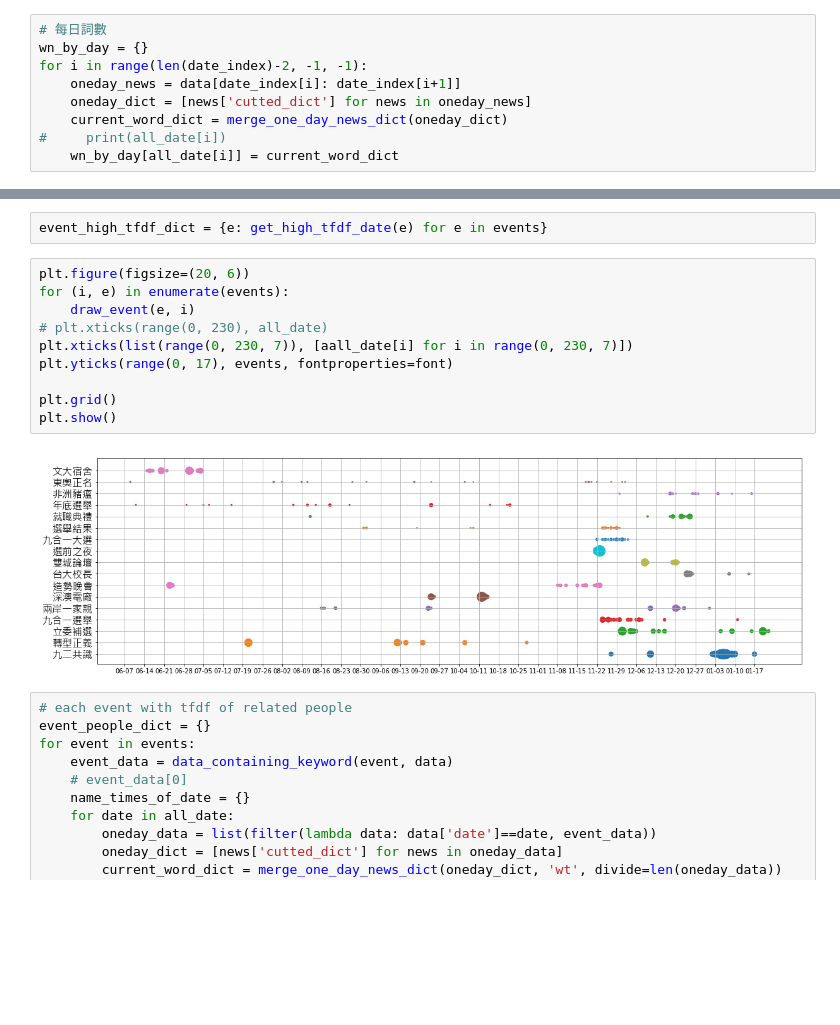
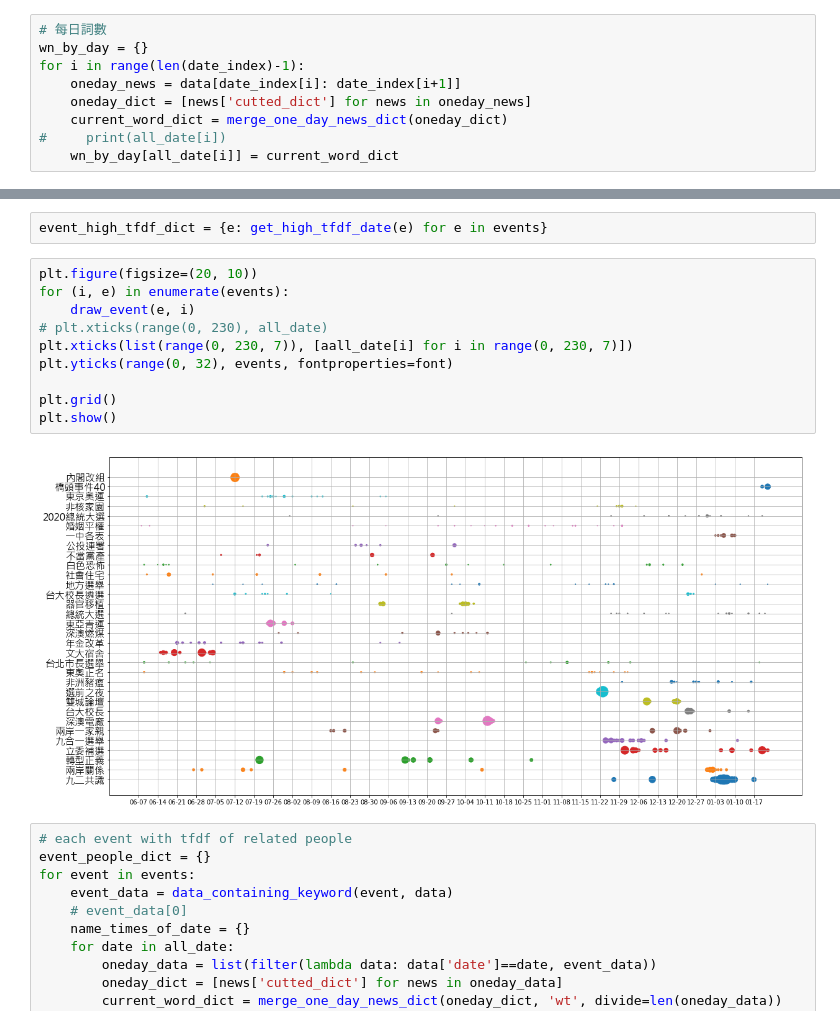
Before and after one commit to MiccWan/political-news-analysis, a Jupyter notebook: CM_test.ipynb, the cells around one changed output, grey strips where cells are left out. Cells and saved outputs as stored; diff of their text form; blank space fills up the shorter version.

```diff
--- a/CM_test.ipynb
+++ b/CM_test.ipynb
@@ -285,7 +286,7 @@ number_of_terms = [sum([sum(data[ni]['cutted_dict'].values()) for ni in range(da
 # %%
 # 每日詞數
 wn_by_day = {}
-for i in range(len(date_index)-2, -1, -1):
+for i in range(len(date_index)-1):
     oneday_news = data[date_index[i]: date_index[i+1]]
     oneday_dict = [news['cutted_dict'] for news in oneday_news]
     current_word_dict = merge_one_day_news_dict(oneday_dict)
@@ -500,17 +483,17 @@ def draw_by_list(tf_list, i):
 # %%
 event_high_tfdf_dict = {e: get_high_tfdf_date(e) for e in events}
 # %%
-plt.figure(figsize=(20, 6))
+plt.figure(figsize=(20, 10))
 for (i, e) in enumerate(events):
     draw_event(e, i)
 # plt.xticks(range(0, 230), all_date)
 plt.xticks(list(range(0, 230, 7)), [aall_date[i] for i in range(0, 230, 7)])
-plt.yticks(range(0, 17), events, fontproperties=font)
+plt.yticks(range(0, 32), events, fontproperties=font)
 
 plt.grid()
 plt.show()
 # %% [output]
-[figure, old version]
+[figure, new version]
 # %%
 # each event with tfdf of related people
 event_people_dict = {}
```
Also changed, not shown: parts of 6 cells of this notebook, 7 other files.
